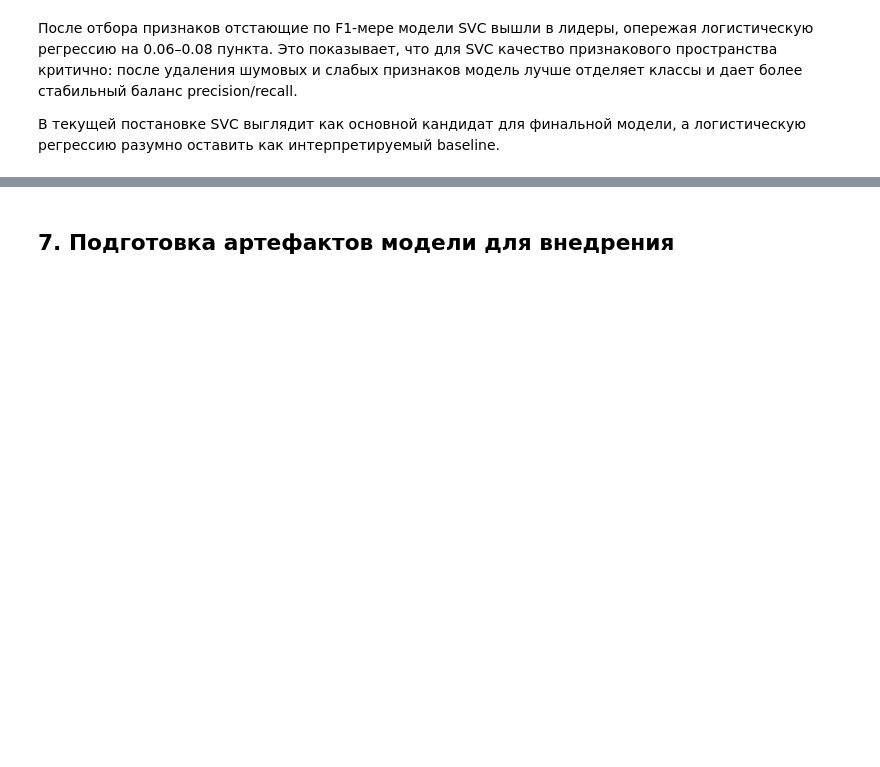
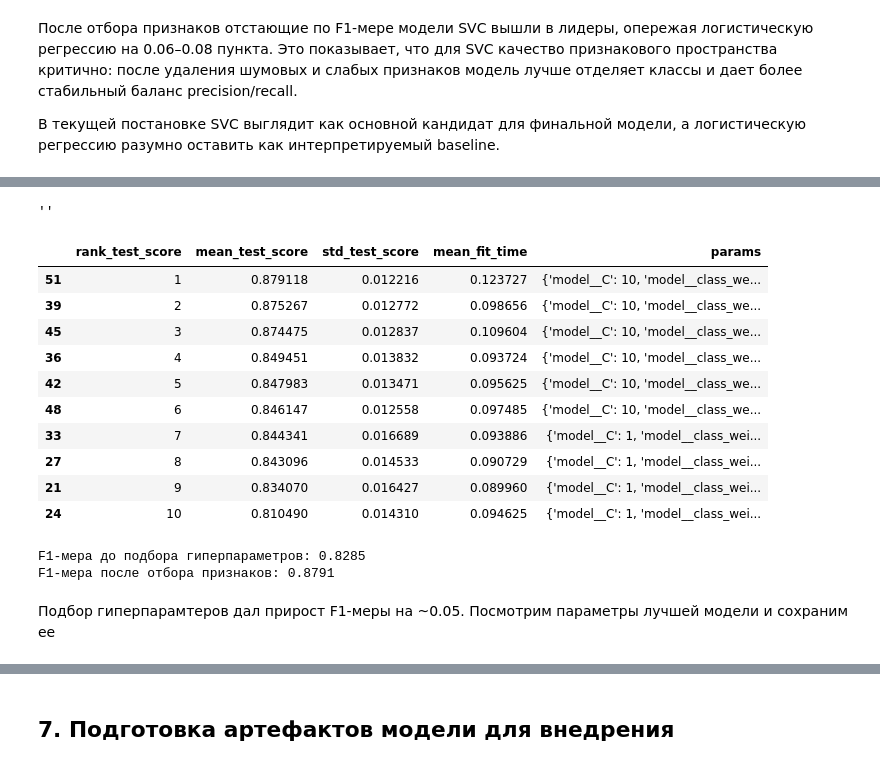
Before and after one commit to Daniel217D/linear-regression-experiments, a Jupyter notebook: 10. yandex-marketing-classification.ipynb, the cells around one changed output, grey strips where cells are left out. Drawn from its saved outputs; the diff is of its cells as text; code cells hidden in the pictures; blank space fills up the shorter version.

```diff
--- a/10. yandex-marketing-classification.ipynb
+++ b/10. yandex-marketing-classification.ipynb
@@ -2040,0 +2048,53 @@ cv_grid_lr_results
+# %%
+# GridSearchCV для SVC(poly)
+cv_grid_svc_poly = GridSearchCV(
+    estimator=model_svc_poly,
+    param_grid = {
+        "model__kernel": ["poly"],
+        "model__C": [0.1, 1, 10],
+        "model__gamma": ["scale", 0.01, 0.1],
+        "model__degree": [2, 3],
+        "model__coef0": [0.0, 0.5, 1.0],
+        "model__probability": [False],
+        "model__random_state": [RANDOM_STATE],
+        "model__class_weight": ["balanced"],
+    },
+    scoring='f1_macro',
+    cv=cv_default,
+)
+# %%
+# Запуск Grid Search для SVC(poly)
+cv_grid_svc_poly.fit(X_train, y_train)
+,
+# %% [output]
+''
+# %%
+# Результаты
+cv_grid_svc_poly_results = pd.DataFrame(cv_grid_svc_poly.cv_results_)
+
+cv_grid_svc_poly_results[
+    ['rank_test_score', 'mean_test_score', 'std_test_score', 'mean_fit_time', 'params']
+].reset_index(drop=True).sort_values(by='rank_test_score').head(10)
+# %% [output]
+|  | rank_test_score | mean_test_score | std_test_score | mean_fit_time | params |
+| 51 | 1 | 0.879118 | 0.012216 | 0.123727 | {'model__C': 10, 'model__class_we... |
+| 39 | 2 | 0.875267 | 0.012772 | 0.098656 | {'model__C': 10, 'model__class_we... |
+| 45 | 3 | 0.874475 | 0.012837 | 0.109604 | {'model__C': 10, 'model__class_we... |
+| 36 | 4 | 0.849451 | 0.013832 | 0.093724 | {'model__C': 10, 'model__class_we... |
+| 42 | 5 | 0.847983 | 0.013471 | 0.095625 | {'model__C': 10, 'model__class_we... |
+| 48 | 6 | 0.846147 | 0.012558 | 0.097485 | {'model__C': 10, 'model__class_we... |
+| 33 | 7 | 0.844341 | 0.016689 | 0.093886 | {'model__C': 1, 'model__class_wei... |
+| 27 | 8 | 0.843096 | 0.014533 | 0.090729 | {'model__C': 1, 'model__class_wei... |
+| 21 | 9 | 0.834070 | 0.016427 | 0.089960 | {'model__C': 1, 'model__class_wei... |
+| 24 | 10 | 0.810490 | 0.014310 | 0.094625 | {'model__C': 1, 'model__class_wei... |
+# %%
+print(f"F1-мера до подбора гиперпараметров: {f1_score_svc_poly:.4f}")
+
+f1_score_svc_poly = cv_grid_svc_poly_results.sort_values(by='rank_test_score').iloc[0]['mean_test_score']
+
+print(f"F1-мера подбора гиперпараметров: {f1_score_svc_poly:.4f}")
+# %% [output]
+F1-мера до подбора гиперпараметров: 0.8285
+F1-мера после отбора признаков: 0.8791
+# %% [markdown]
+Подбор гиперпарамтеров дал прирост F1-меры на ~0.05. Посмотрим параметры лучшей модели и сохраним ее
```
Also changed, not shown: parts of 58 cells of this notebook.
